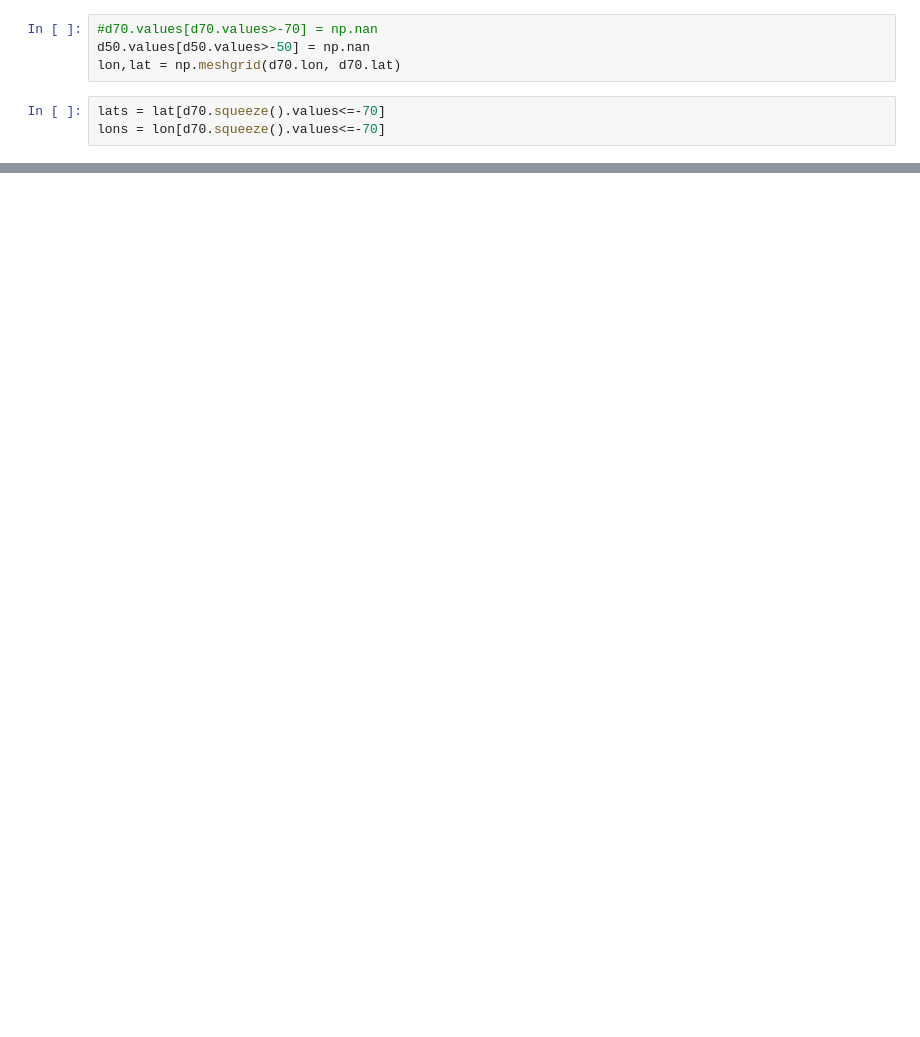
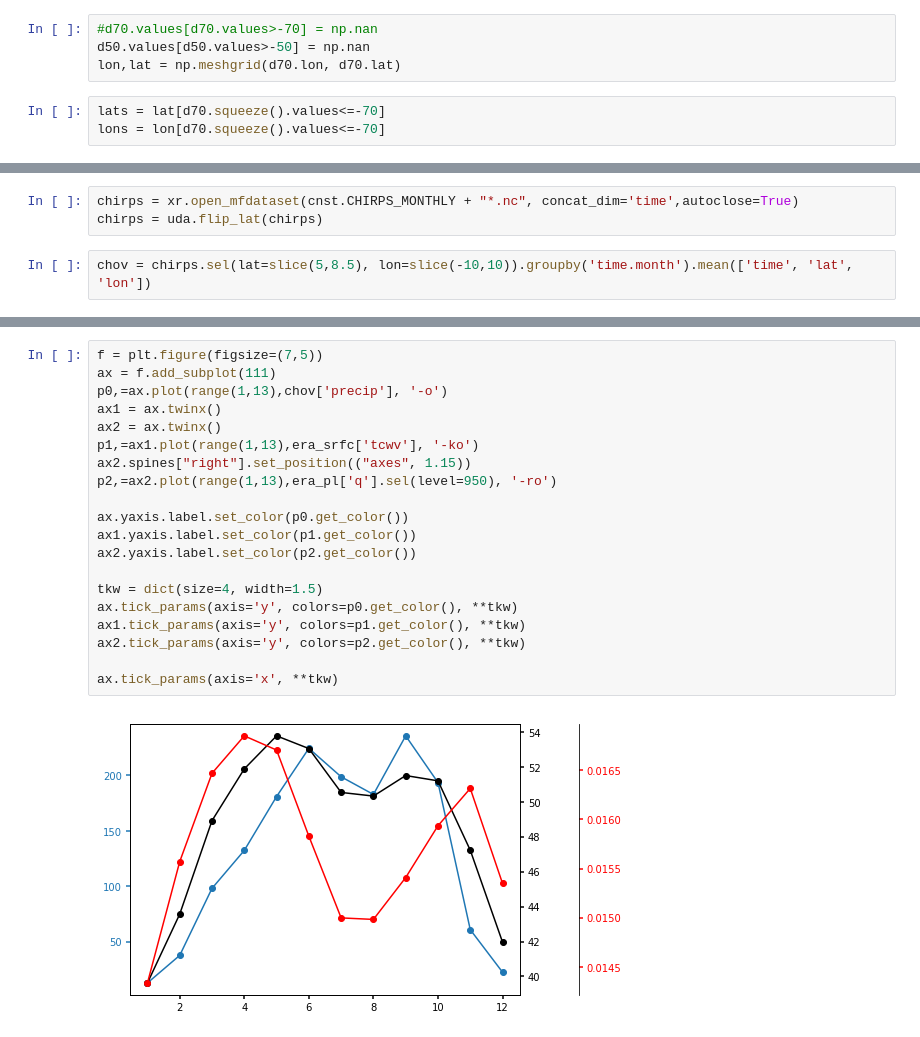
Before and after one commit to cornkle/proj_CEH, a Jupyter notebook: notebooks/CLOVER_FIG0_map.ipynb, the cells around one changed output, grey strips where cells are left out. Saved outputs shown, nothing was run; the diff lists cells and outputs as text; blank space fills up the shorter version.

```diff
--- a/notebooks/CLOVER_FIG0_map.ipynb
+++ b/notebooks/CLOVER_FIG0_map.ipynb
@@ -111,2 +126,7 @@ ccover = xr.open_dataset(cnst.GRIDSAT + 'aggs/gridsat_WA_-70_monthly_mean_5000km
 #chirps = xr.open_mfdataset(cnst.CHIRPS + "*.nc")
+# %%
+chirps = xr.open_mfdataset(cnst.CHIRPS_MONTHLY + "*.nc", concat_dim='time',autoclose=True)
+chirps = uda.flip_lat(chirps)
+# %%
+chov = chirps.sel(lat=slice(5,8.5), lon=slice(-10,10)).groupby('time.month').mean(['time', 'lat', 'lon'])
 # %%
@@ -130,0 +161,22 @@ cmean_coll = ccover['tir'].sel(lat=slice(5,8), lon=slice(-12,10)).mean(['lon']).
+# %%
+f = plt.figure(figsize=(7,5))
+ax = f.add_subplot(111)
+p0,=ax.plot(range(1,13),chov['precip'], '-o')
+ax1 = ax.twinx()
+ax2 = ax.twinx()
+p1,=ax1.plot(range(1,13),era_srfc['tcwv'], '-ko')
+ax2.spines["right"].set_position(("axes", 1.15))
+p2,=ax2.plot(range(1,13),era_pl['q'].sel(level=950), '-ro')
+
+ax.yaxis.label.set_color(p0.get_color())
+ax1.yaxis.label.set_color(p1.get_color())
+ax2.yaxis.label.set_color(p2.get_color())
+
+tkw = dict(size=4, width=1.5)
+ax.tick_params(axis='y', colors=p0.get_color(), **tkw)
+ax1.tick_params(axis='y', colors=p1.get_color(), **tkw)
+ax2.tick_params(axis='y', colors=p2.get_color(), **tkw)
+
+ax.tick_params(axis='x', **tkw)
+# %% [output]
+[figure, added]
```
Also changed, not shown: parts of 13 cells of this notebook, 7 other files.
